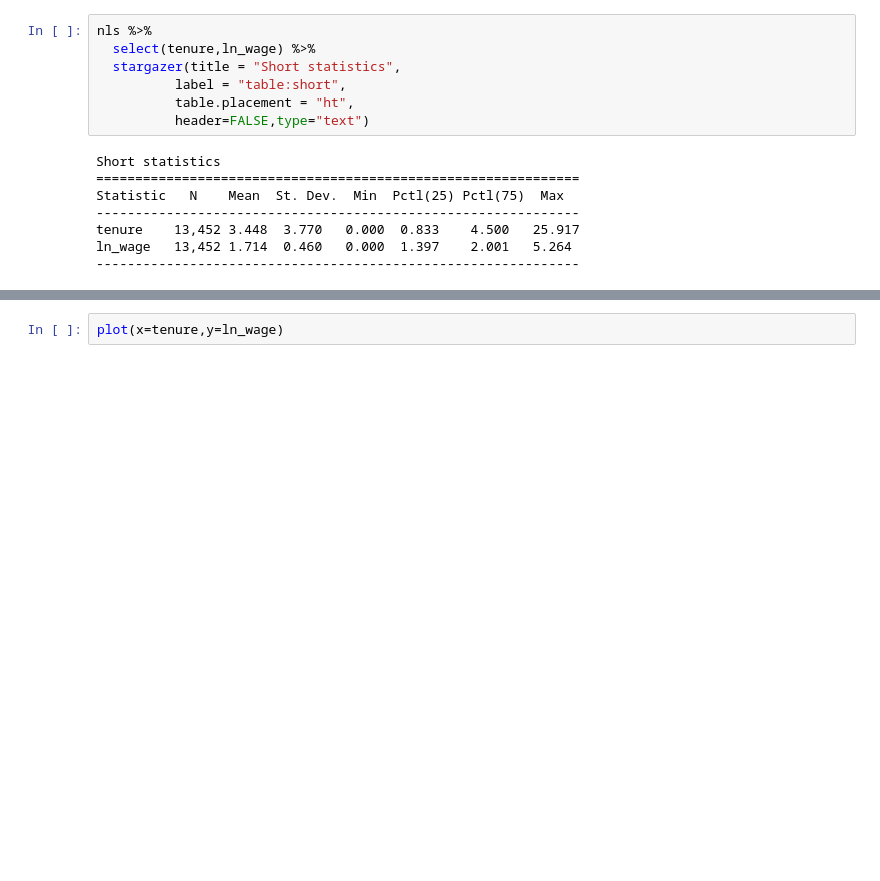
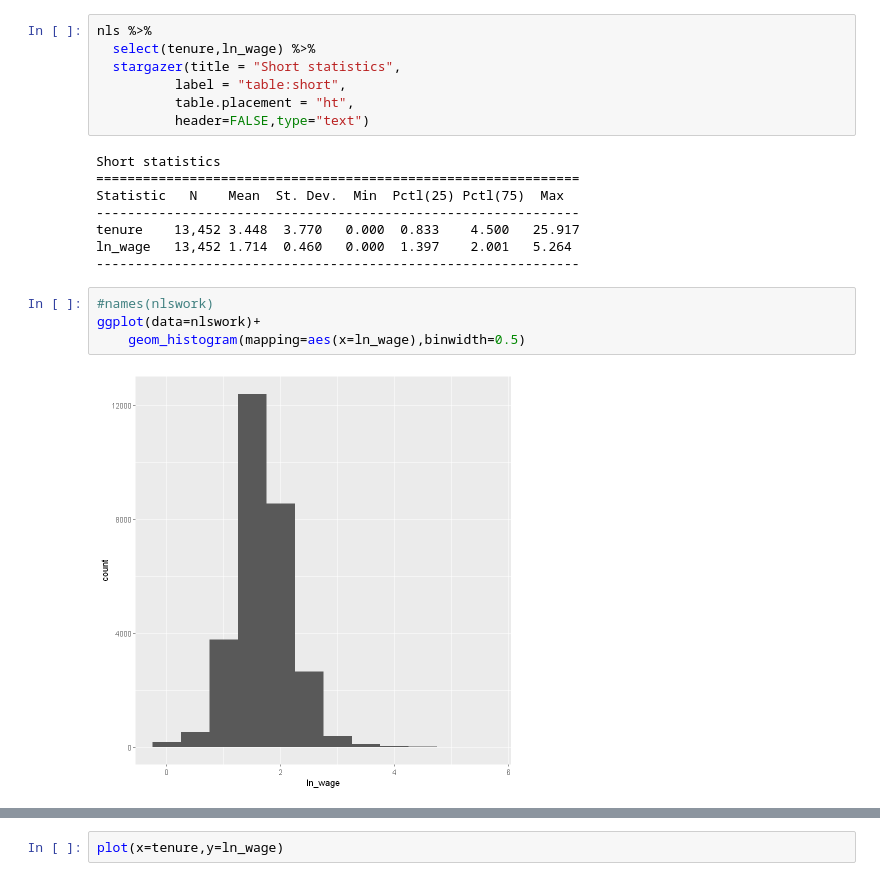
Before and after one commit to reisportela/R_Training, a Jupyter notebook: jupyter/1.R_Jupyter.ipynb, the cells around one changed output, grey strips where cells are left out. Saved outputs shown, nothing was run; the diff lists cells and outputs as text; blank space fills up the shorter version.

```diff
--- a/jupyter/1.R_Jupyter.ipynb
+++ b/jupyter/1.R_Jupyter.ipynb
@@ -116,3 +128,9 @@ Statistic   N    Mean  St. Dev.  Min  Pctl(25) Pctl(75)  Max
 tenure    13,452 3.448  3.770   0.000  0.833    4.500   25.917
 ln_wage   13,452 1.714  0.460   0.000  1.397    2.001   5.264
 --------------------------------------------------------------
+# %%
+#names(nlswork)
+ggplot(data=nlswork)+
+    geom_histogram(mapping=aes(x=ln_wage),binwidth=0.5)
+# %% [output]
+[figure, added]
```
Also changed, not shown: parts of 35 cells of this notebook, 2 other files.
